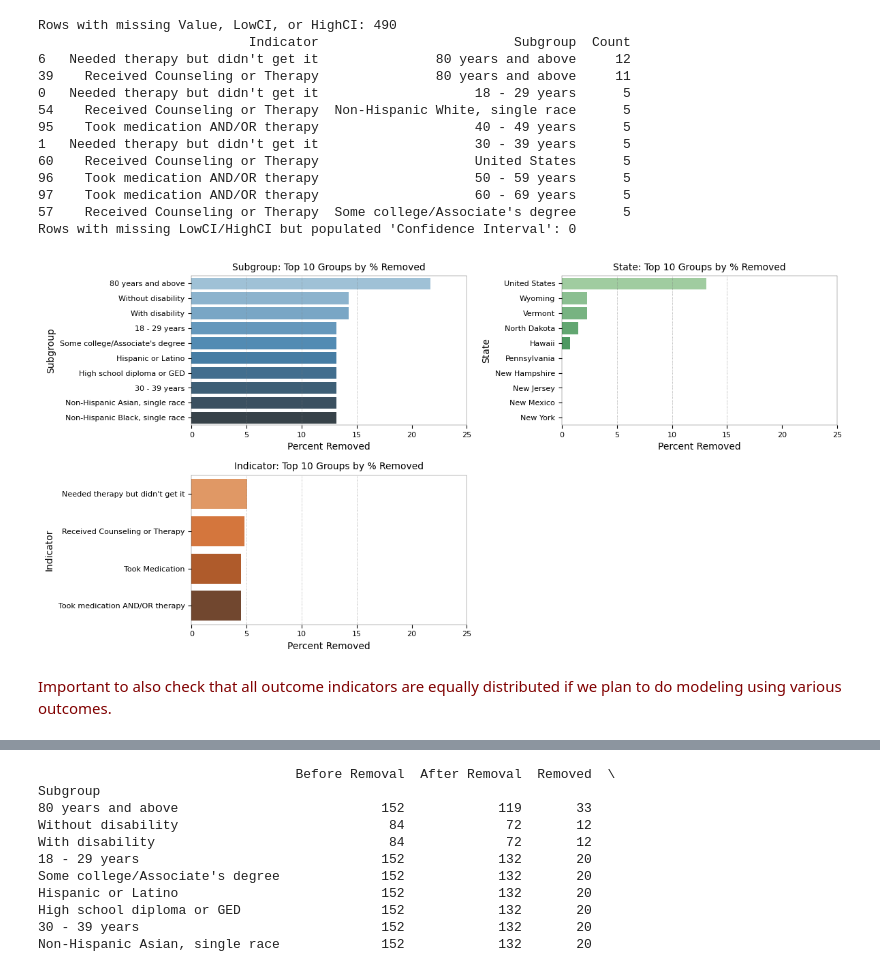
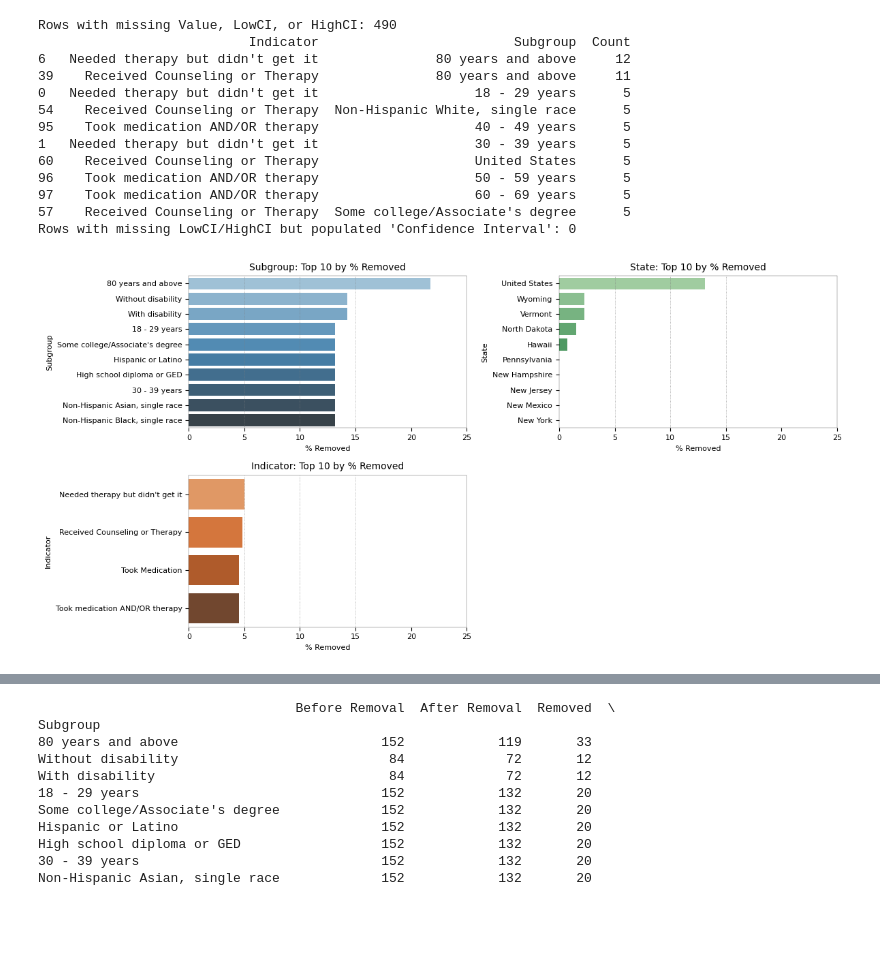
Before and after one commit to sbhatti311/ML, a Jupyter notebook: the-silent-epidemic-during-covid.ipynb, the cells around one changed output, grey strips where cells are left out. Drawn from its saved outputs; the diff is of its cells as text; code cells hidden in the pictures; blank space fills up the shorter version.

```diff
--- a/the-silent-epidemic-during-covid.ipynb
+++ b/the-silent-epidemic-during-covid.ipynb
@@ -204,58 +207,46 @@ Rows with missing Value, LowCI, or HighCI: 490
 57    Received Counseling or Therapy  Some college/Associate's degree      5
 Rows with missing LowCI/HighCI but populated 'Confidence Interval': 0
 # %%
-
-# Custom colors for each plot
+# Define key groups and palettes
+group_cols = ['Subgroup', 'State', 'Indicator']
 palette_list = ['Blues_d', 'Greens_d', 'Oranges_d']
 
-def plot_top_missing_impact(df, group_col, ax, palette, top_n=10):
-    counts_before = df[group_col].value_counts()
-    counts_after = df.dropna(subset=['Value', 'LowCI', 'HighCI'])[group_col].value_counts()
+def plot_missing_impact(df, group_col, ax, palette, top_n=10):
+    counts = df[group_col].value_counts()
+    counts_clean = df.dropna(subset=['Value', 'LowCI', 'HighCI'])[group_col].value_counts()
 
-    impact_df = pd.DataFrame({
-        'Before Removal': counts_before,
-        'After Removal': counts_after
+    impact = pd.DataFrame({
+        'Before': counts,
+        'After': counts_clean
     }).fillna(0)
 
-    impact_df['Removed'] = impact_df['Before Removal'] - impact_df['After Removal']
-    impact_df['Percent Removed'] = (impact_df['Removed'] / impact_df['Before Removal']) * 100
-    impact_df = impact_df.sort_values(by='Percent Removed', ascending=False).head(top_n)
+    impact['% Removed'] = ((impact['Before'] - impact['After']) / impact['Before']) * 100
+    top_impact = impact.sort_values('% Removed', ascending=False).head(top_n)
 
-    # Plot with custom color
-    sns.barplot(x=impact_df['Percent Removed'], y=impact_df.index, ax=ax, palette=palette)
-    ax.set_title(f'{group_col}: Top {top_n} Groups by % Removed', fontsize=10, color='black')
+    sns.barplot(x=top_impact['% Removed'], y=top_impact.index, ax=ax, palette=palette)
+    ax.set_title(f'{group_col}: Top {top_n} by % Removed', fontsize=10)
     ax.set_xlim(0, 25)
-    ax.tick_params(axis='x', labelsize=6)
-    ax.axvline(x=5, color='gray', linestyle=":", linewidth=0.5)
-    ax.axvline(x=10, color='gray', linestyle=":", linewidth=0.5)
-    ax.axvline(x=15, color='gray', linestyle=":", linewidth=0.5)
-    ax.set_xlabel('Percent Removed')
-    ax.set_ylabel(group_col)
-    ax.tick_params(axis='x', labelsize=8)
-    ax.tick_params(axis='y', labelsize=8)
+    ax.axvline(x=5, ls=':', lw=0.5, color='gray')
+    ax.axvline(x=10, ls=':', lw=0.5, color='gray')
+    ax.axvline(x=15, ls=':', lw=0.5, color='gray')
+    ax.set_xlabel('% Removed', fontsize=8)
+    ax.set_ylabel(group_col, fontsize=8)
+    ax.tick_params(labelsize=8)
     for spine in ax.spines.values():
         spine.set_linewidth(0.2)
 
-# Set up the figure layout
-group_cols = ['Subgroup', 'State', 'Indicator']
-n_groups = len(group_cols)
-
-fig, axes = plt.subplots(nrows=2, ncols=2, figsize=(12, 6))
+# Plot setup
+fig, axes = plt.subplots(2, 2, figsize=(12, 6))
 axes = axes.flatten()
 
-# Plot each with a unique color palette
 for i, col in enumerate(group_cols):
-    plot_top_missing_impact(df, col, ax=axes[i], palette=palette_list[i], top_n=10)
+    plot_missing_impact(df, col, axes[i], palette_list[i])
 
-# Remove unused subplot (the 4th one)
-for j in range(n_groups, len(axes)):
-    fig.delaxes(axes[j])
-
-clear_output()
+# Clean up extra subplot
+for ax in axes[len(group_cols):]:
+    fig.delaxes(ax)
 
 plt.tight_layout()
 plt.show()
 # %% [output]
-[figure, old version]
+[figure, new version]
-# %% [markdown]
-<span style="color:maroon">Important to also check that all outcome indicators are equally distributed if we plan to do modeling using various outcomes.
```
Also changed, not shown: parts of 18 cells of this notebook.
